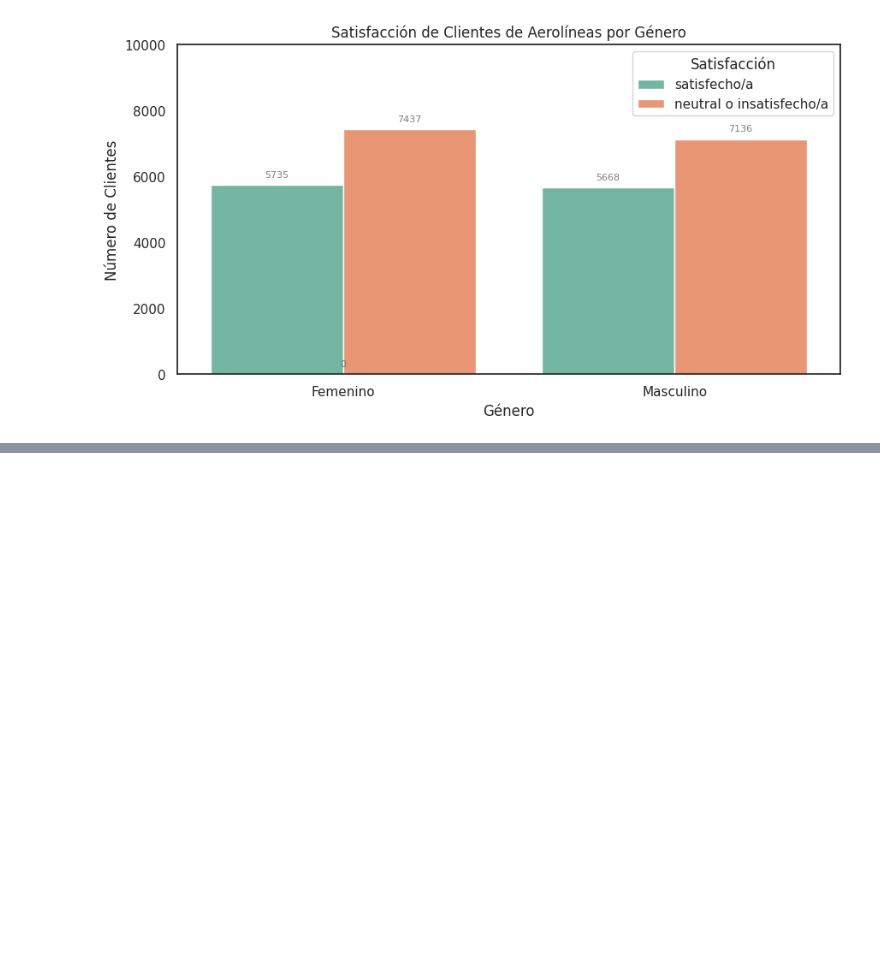
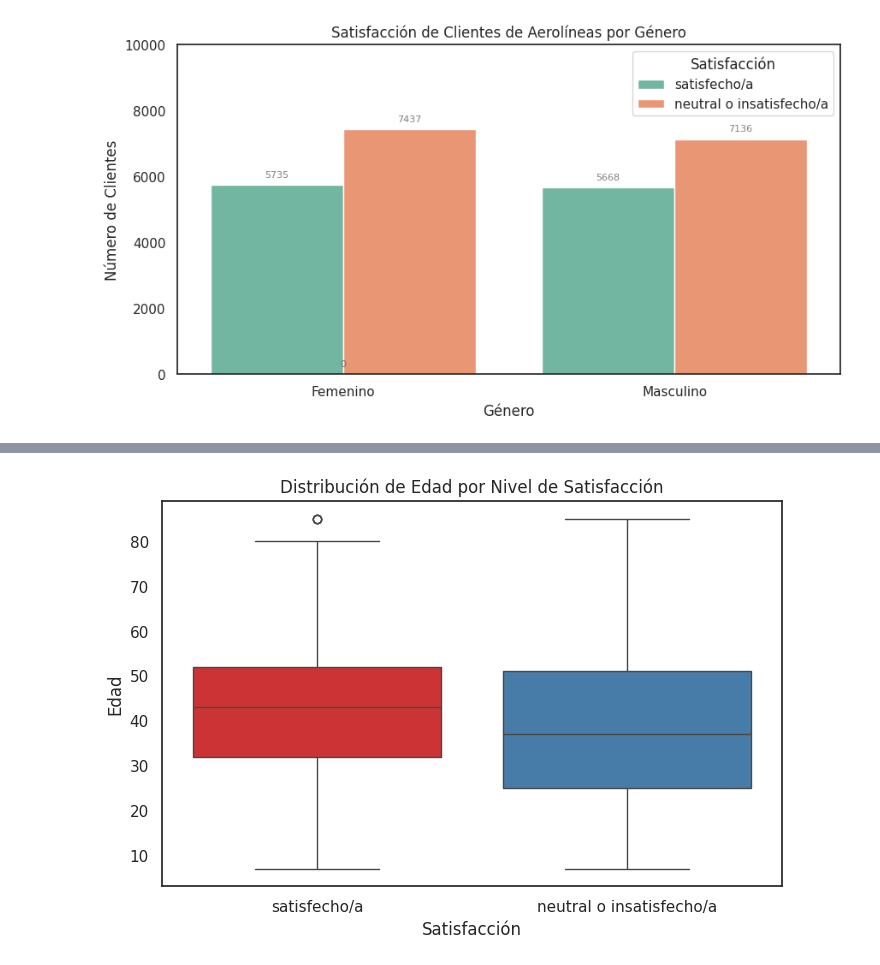
Before and after one commit to soledad-villarrubia/Data_Sciense_1, a Jupyter notebook: Proyecto_Final_CODERHOUSE.ipynb, the cells around one changed output, grey strips where cells are left out. Drawn from its saved outputs; the diff is of its cells as text; code cells hidden in the pictures; blank space fills up the shorter version.

```diff
--- a/Proyecto_Final_CODERHOUSE.ipynb
+++ b/Proyecto_Final_CODERHOUSE.ipynb
@@ -186,0 +206,9 @@ plt.show()
+# %%
+plt.figure(figsize=(8,5))
+sns.boxplot(data=df, x="Satisfacción", y="Edad", palette="Set1")
+plt.title("Distribución de Edad por Nivel de Satisfacción")
+plt.xlabel("Satisfacción")
+plt.ylabel("Edad")
+plt.show()
+# %% [output]
+[figure, added]
```
Also changed, not shown: parts of 2 cells of this notebook.
